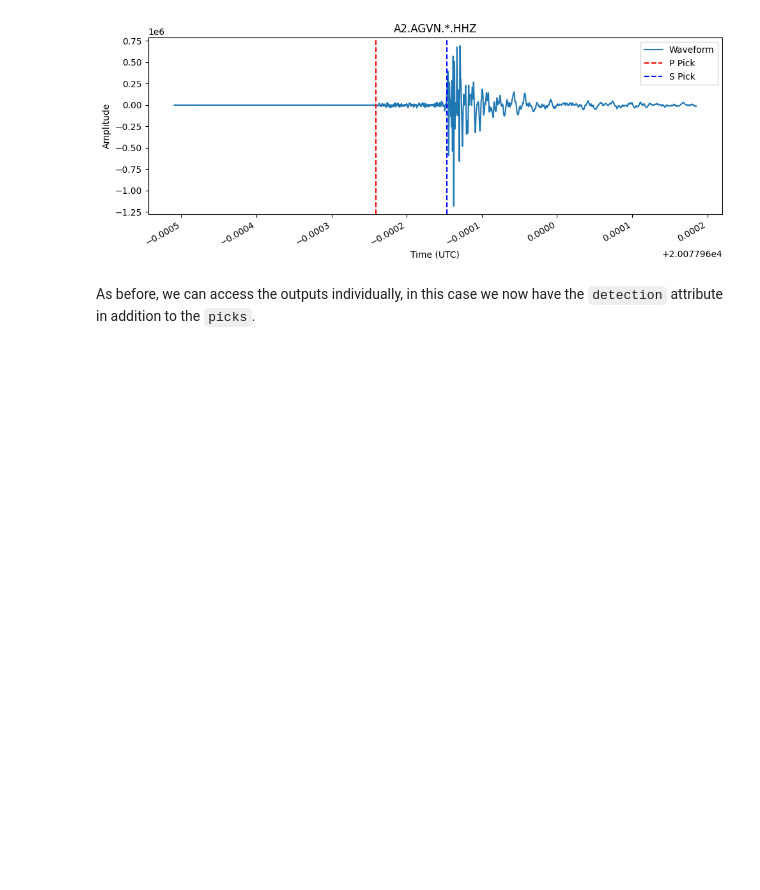
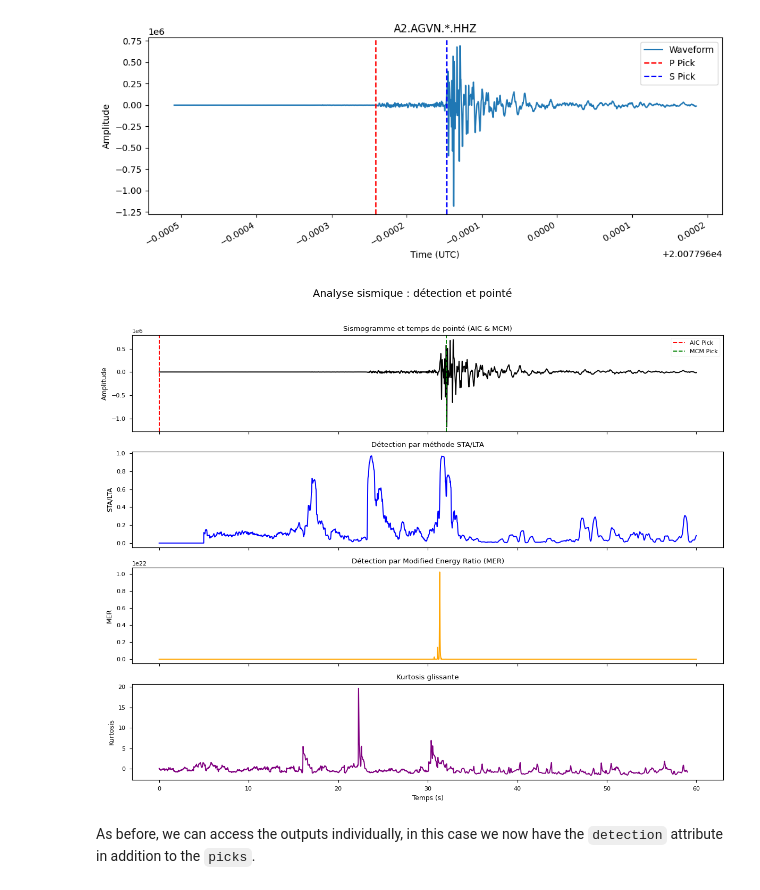
Before and after one commit to karineharutyunyan/Data-science-ML, a Jupyter notebook: examples/01b_model_api.ipynb, the cells around one changed output. Drawn from its saved outputs; the diff is of its cells as text; code cells hidden in the pictures; blank space fills up the shorter version.

```diff
--- a/examples/01b_model_api.ipynb
+++ b/examples/01b_model_api.ipynb
@@ -325,6 +323,91 @@ plt.tight_layout()
 plt.show()
 # %% [output]
 [figure]
+# %%
+import numpy as np
+from scipy.stats import kurtosis
+from scipy.signal import correlate
+tr = st[0]
+data = tr.data.astype(float)
+sampling_rate = tr.stats.sampling_rate
+npts = tr.stats.npts
+times = np.arange(npts) / sampling_rate
+
+# Fonctions déjà définies
+def sta_lta(signal, nsta, nlta):
+    sta = np.cumsum(signal ** 2)
+    sta[nsta:] -= sta[:-nsta]
+    lta = np.cumsum(signal ** 2)
+    lta[nlta:] -= lta[:-nlta]
+    sta = sta[nlta - 1:]
+    lta = lta[nlta - 1:]
+    return np.pad(sta / (lta + 1e-10), (nlta - 1, 0), mode='constant')
+
+def mer(signal, L):
+    energy_ratio = np.array([
+        np.sum(signal[i:i+L]**2) / (np.sum(signal[i-L:i]**2) + 1e-10)
+        for i in range(L, len(signal)-L)
+    ])
+    return np.pad((energy_ratio * np.abs(signal[L:-L])) ** 3, (L, L), mode='constant')
+
+def aic_pick(signal):
+    N = len(signal)
+    aic_vals = np.zeros(N)
+    for k in range(1, N-1):
+        var1 = np.var(signal[:k]) + 1e-10
+        var2 = np.var(signal[k:]) + 1e-10
+        aic_vals[k] = k * np.log(var1) + (N - k - 1) * np.log(var2)
+    return np.argmin(aic_vals), aic_vals
+
+def mcm(signal):
+    return np.argmax(np.abs(np.diff(signal)))
+
+def sliding_kurtosis(signal, window_size):
+    return np.array([kurtosis(signal[i:i+window_size])
+                     for i in range(len(signal) - window_size)])
+
+# Traitement
+sta_lta_res = sta_lta(data, int(0.5*sampling_rate), int(5*sampling_rate))
+mer_res = mer(data, int(1*sampling_rate))
+aic_pick_index, _ = aic_pick(data)
+mcm_pick_index = mcm(data)
+kurt_res = sliding_kurtosis(data, int(1*sampling_rate))
+
+# Style de plot pour article
+plt.style.use('seaborn-v0_8-paper')
+fig, axs = plt.subplots(4, 1, figsize=(12, 10), sharex=True)
+
+# 1. Sismogramme
+axs[0].plot(times, data, color='black')
+axs[0].axvline(times[aic_pick_index], color='red', linestyle='--', label='AIC Pick')
+axs[0].axvline(times[mcm_pick_index], color='green', linestyle='--', label='MCM Pick')
+axs[0].legend()
+axs[0].set_ylabel("Amplitude")
+axs[0].set_title("Sismogramme et temps de pointé (AIC & MCM)")
+
+# 2. STA/LTA
+axs[1].plot(times, sta_lta_res, color='blue')
+axs[1].set_ylabel("STA/LTA")
+axs[1].set_title("Détection par méthode STA/LTA")
+
+# 3. MER
+axs[2].plot(times, mer_res, color='orange')
+axs[2].set_ylabel("MER")
+axs[2].set_title("Détection par Modified Energy Ratio (MER)")
+
+# 4. Kurtosis
+axs[3].plot(times[:len(kurt_res)], kurt_res, color='purple')
+axs[3].set_ylabel("Kurtosis")
+axs[3].set_title("Kurtosis glissante")
+
+# Ajustement final
+axs[-1].set_xlabel("Temps (s)")
+fig.suptitle("Analyse sismique : détection et pointé", fontsize=14)
+plt.tight_layout(rect=[0, 0, 1, 0.96])
+plt.savefig("analyse_sismique_resultats.png", dpi=300)
+plt.show()
+# %% [output]
+[figure, added]
 # %% [markdown]
 As before, we can access the outputs individually, in this case we now have the `detection` attribute in addition to the `picks`.
 # %%
```
Also changed, not shown: parts of 1 cell of this notebook.
